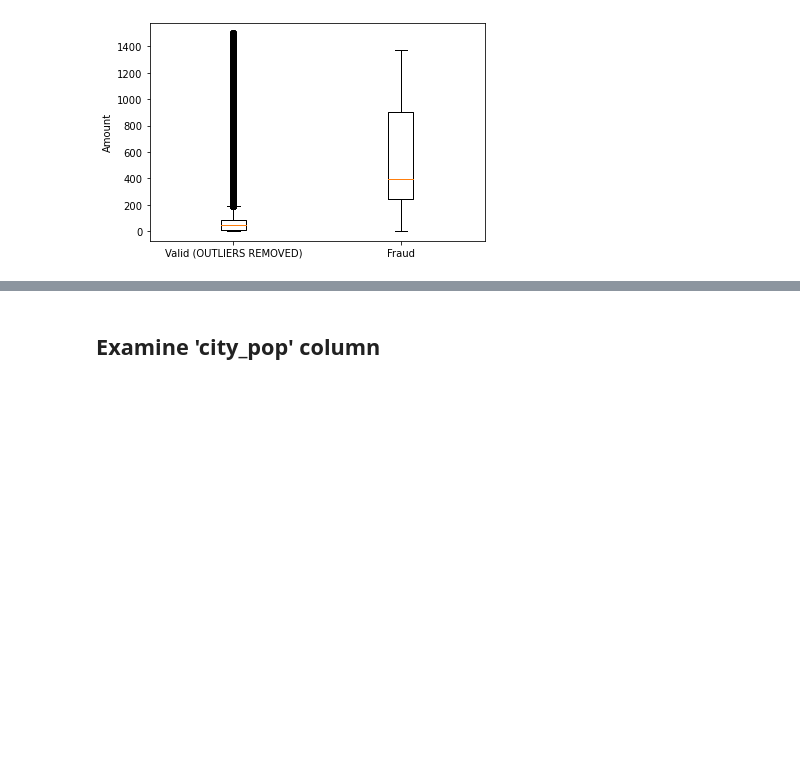
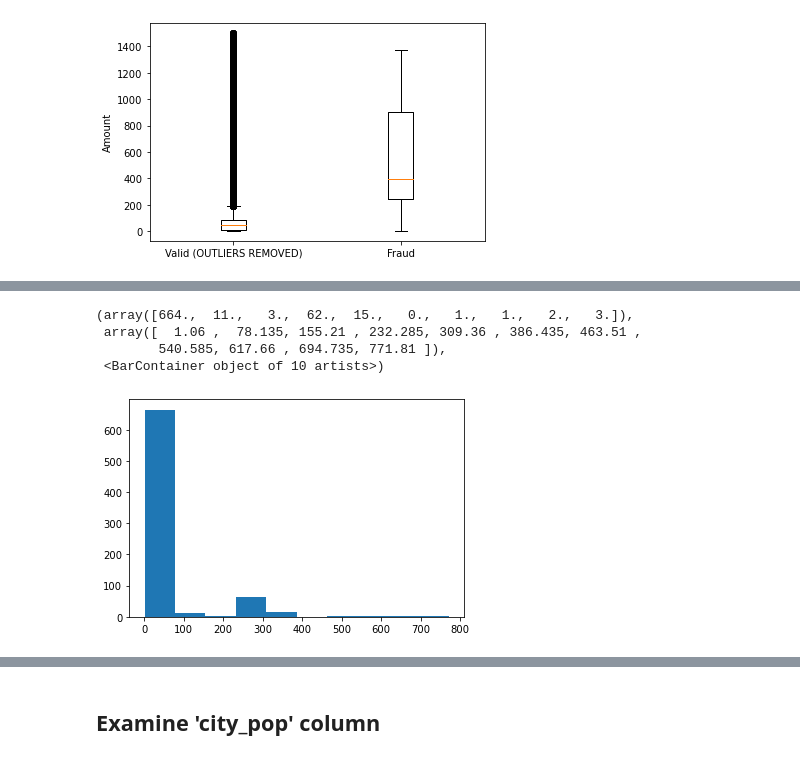
Before and after one commit to cchung106/Capstone-Two, a Jupyter notebook: Notebooks/02_EDA.ipynb, the cells around one changed output, grey strips where cells are left out. Saved outputs shown, nothing was run; the diff lists cells and outputs as text; code cells hidden in the pictures; blank space fills up the shorter version.

```diff
--- a/Notebooks/02_EDA.ipynb
+++ b/Notebooks/02_EDA.ipynb
@@ -215,0 +283,8 @@ Text(0, 0.5, 'Amount')
+# %%
+plt.hist(avg_fraud_amt['fra_min_amt'])
+# %% [output]
+(array([664.,  11.,   3.,  62.,  15.,   0.,   1.,   1.,   2.,   3.]),
+ array([  1.06 ,  78.135, 155.21 , 232.285, 309.36 , 386.435, 463.51 ,
+        540.585, 617.66 , 694.735, 771.81 ]),
+ <BarContainer object of 10 artists>)
+[figure, added]
```
Also changed, not shown: parts of 41 cells of this notebook.
